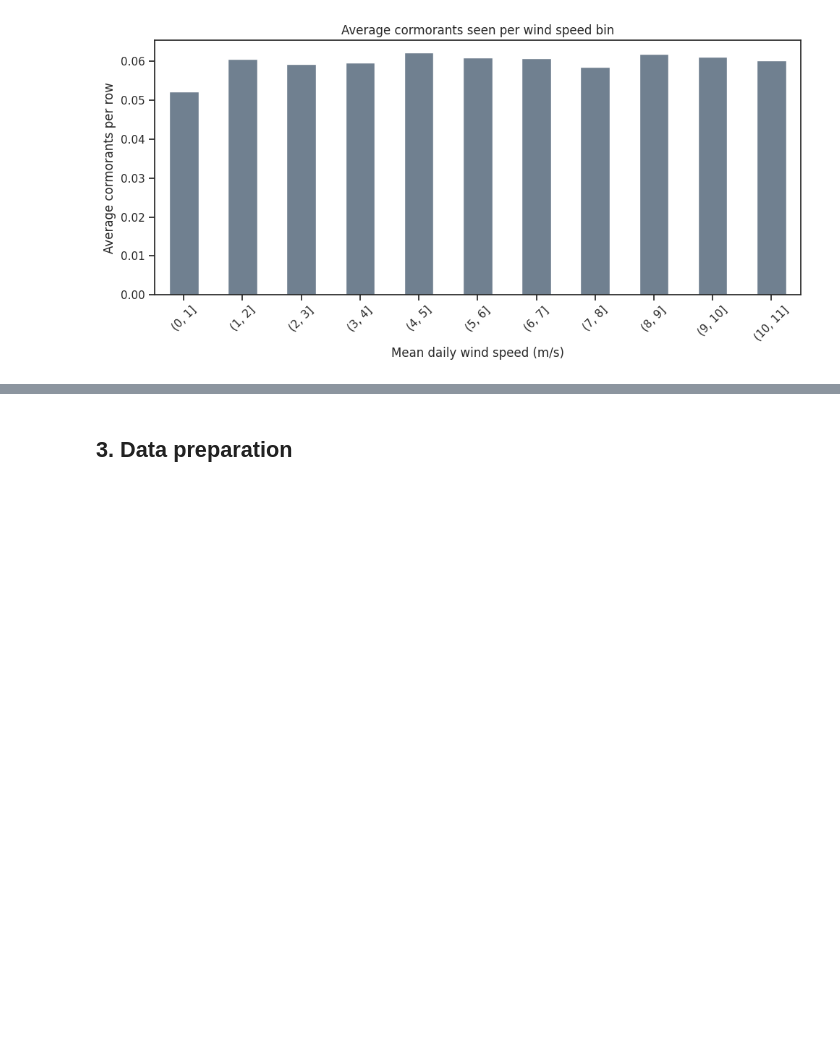
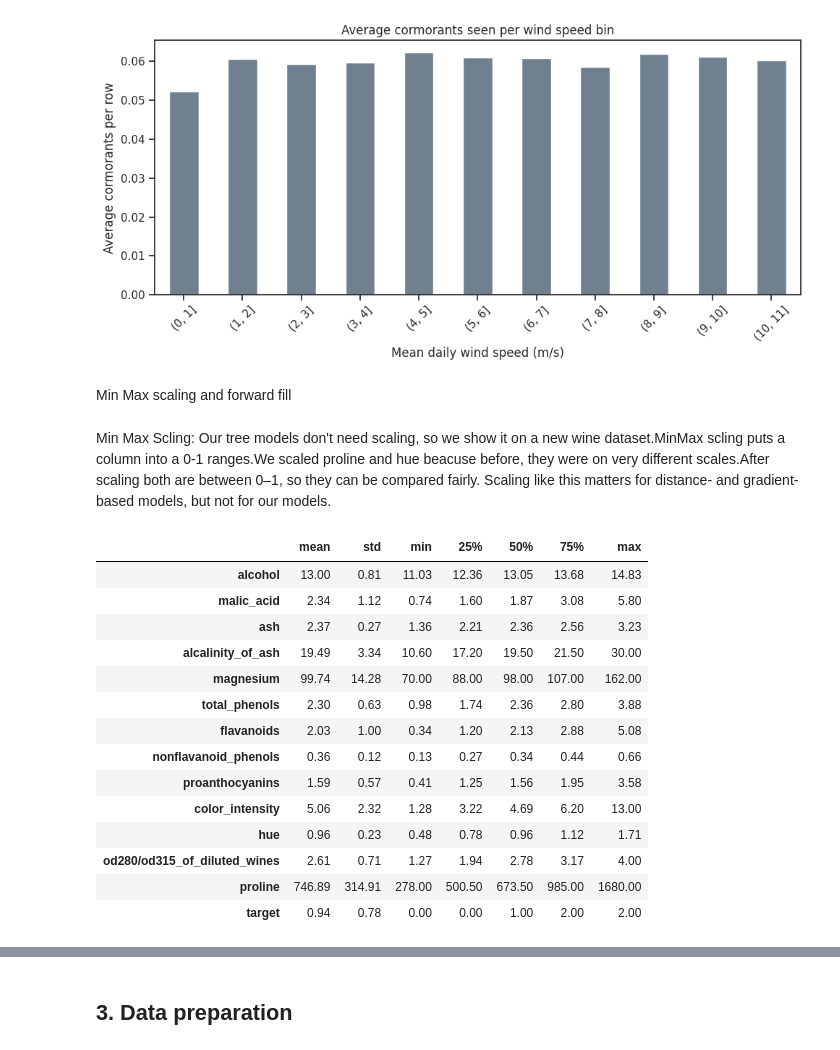
Before and after one commit to kebabzter/the-greatest-cormorant, a Jupyter notebook: notebook-final.ipynb, the cells around one changed output, grey strips where cells are left out. Cells and saved outputs as stored; diff of their text form; code cells hidden in the pictures; blank space fills up the shorter version.

```diff
--- a/notebook-final.ipynb
+++ b/notebook-final.ipynb
@@ -596,3 +608,30 @@ plt.tight_layout()
 plt.show()
 # %% [output]
 [figure]
+# %% [markdown]
+Min Max scaling and forward fill
+# %% [markdown]
+Min Max Scling:
+Our tree models don't need scaling, so we show it on a new wine dataset.MinMax scling puts a column into a 0-1 ranges.We scaled proline and hue beacuse before, they were on very different scales.After scaling both are between 0–1, so they can be compared fairly. Scaling like this matters for distance- and gradient-based models, but not for our models.
+# %%
+from sklearn.preprocessing import MinMaxScaler
+from sklearn.datasets import load_wine
+
+wine_df=load_wine(as_frame=True).frame
+wine_df.describe().drop('count').round(2).T
+# %% [output]
+|  | mean | std | min | 25% | 50% | 75% | max |
+| alcohol | 13.00 | 0.81 | 11.03 | 12.36 | 13.05 | 13.68 | 14.83 |
+| malic_acid | 2.34 | 1.12 | 0.74 | 1.60 | 1.87 | 3.08 | 5.80 |
+| ash | 2.37 | 0.27 | 1.36 | 2.21 | 2.36 | 2.56 | 3.23 |
+| alcalinity_of_ash | 19.49 | 3.34 | 10.60 | 17.20 | 19.50 | 21.50 | 30.00 |
+| magnesium | 99.74 | 14.28 | 70.00 | 88.00 | 98.00 | 107.00 | 162.00 |
+| total_phenols | 2.30 | 0.63 | 0.98 | 1.74 | 2.36 | 2.80 | 3.88 |
+| flavanoids | 2.03 | 1.00 | 0.34 | 1.20 | 2.13 | 2.88 | 5.08 |
+| nonflavanoid_phenols | 0.36 | 0.12 | 0.13 | 0.27 | 0.34 | 0.44 | 0.66 |
+| proanthocyanins | 1.59 | 0.57 | 0.41 | 1.25 | 1.56 | 1.95 | 3.58 |
+| color_intensity | 5.06 | 2.32 | 1.28 | 3.22 | 4.69 | 6.20 | 13.00 |
+| hue | 0.96 | 0.23 | 0.48 | 0.78 | 0.96 | 1.12 | 1.71 |
+| od280/od315_of_diluted_wines | 2.61 | 0.71 | 1.27 | 1.94 | 2.78 | 3.17 | 4.00 |
+| proline | 746.89 | 314.91 | 278.00 | 500.50 | 673.50 | 985.00 | 1680.00 |
+| target | 0.94 | 0.78 | 0.00 | 0.00 | 1.00 | 2.00 | 2.00 |
```
Also changed, not shown: parts of 22 cells of this notebook.
